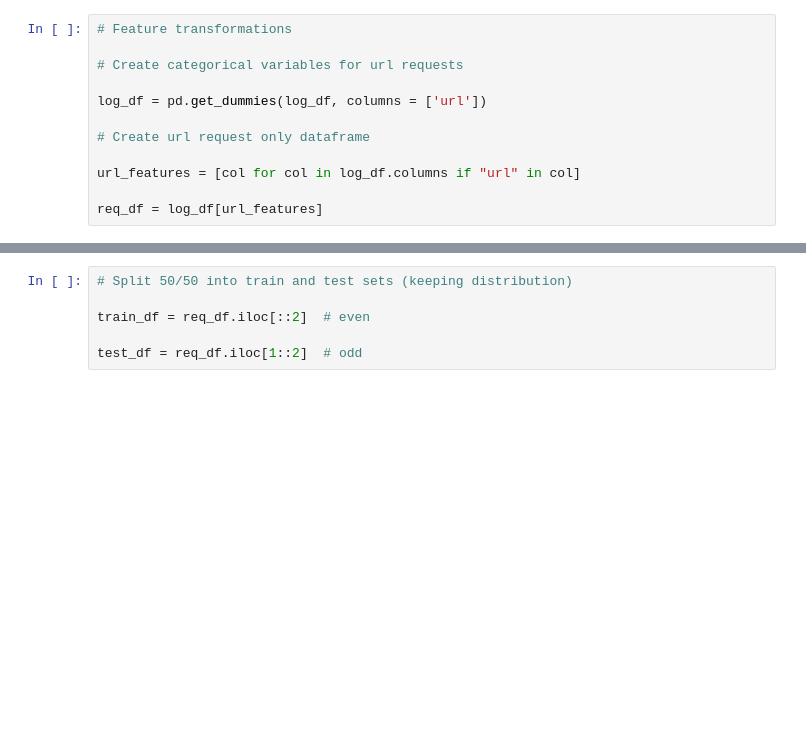
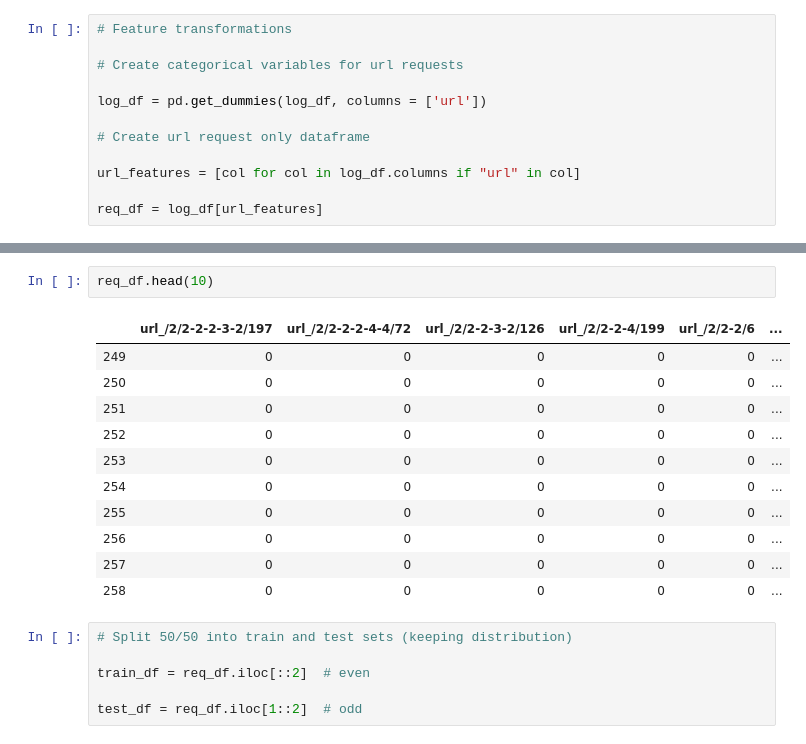
Before and after one commit to nathancoulson/prediction_app, a Jupyter notebook: 03-Data-Transformation-Request-Mix.ipynb, the cells around one changed output, grey strips where cells are left out. Saved outputs shown, nothing was run; the diff lists cells and outputs as text; blank space fills up the shorter version.

```diff
--- a/03-Data-Transformation-Request-Mix.ipynb
+++ b/03-Data-Transformation-Request-Mix.ipynb
@@ -58,3 +78,17 @@ req_df[cumsum_cols] = MinMaxScaler().fit_transform(req_df[cumsum_cols])
+# %%
+req_df.head(10)
+# %% [output]
+|  | url_/2/2-2-2-3-2/197 | url_/2/2-2-2-4-4/72 | url_/2/2-2-3-2/126 | url_/2/2-2-4/199 | url_/2/2-2/6 | ... |
+| 249 | 0 | 0 | 0 | 0 | 0 | ... |
+| 250 | 0 | 0 | 0 | 0 | 0 | ... |
+| 251 | 0 | 0 | 0 | 0 | 0 | ... |
+| 252 | 0 | 0 | 0 | 0 | 0 | ... |
+| 253 | 0 | 0 | 0 | 0 | 0 | ... |
+| 254 | 0 | 0 | 0 | 0 | 0 | ... |
+| 255 | 0 | 0 | 0 | 0 | 0 | ... |
+| 256 | 0 | 0 | 0 | 0 | 0 | ... |
+| 257 | 0 | 0 | 0 | 0 | 0 | ... |
+| 258 | 0 | 0 | 0 | 0 | 0 | ... |
 # %%
 # Split 50/50 into train and test sets (keeping distribution)
 
```
Also changed, not shown: parts of 4 cells of this notebook, 4 other files.
